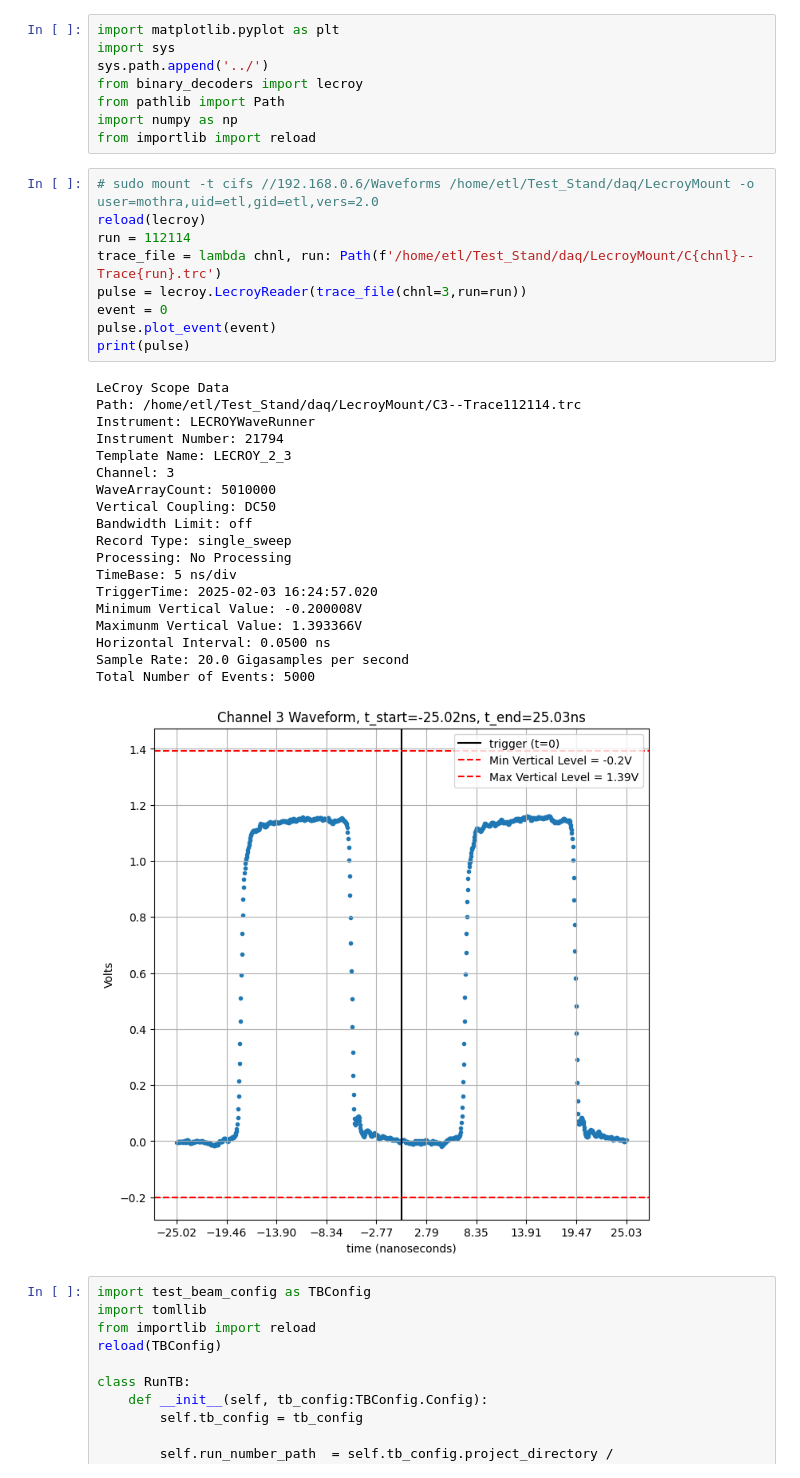
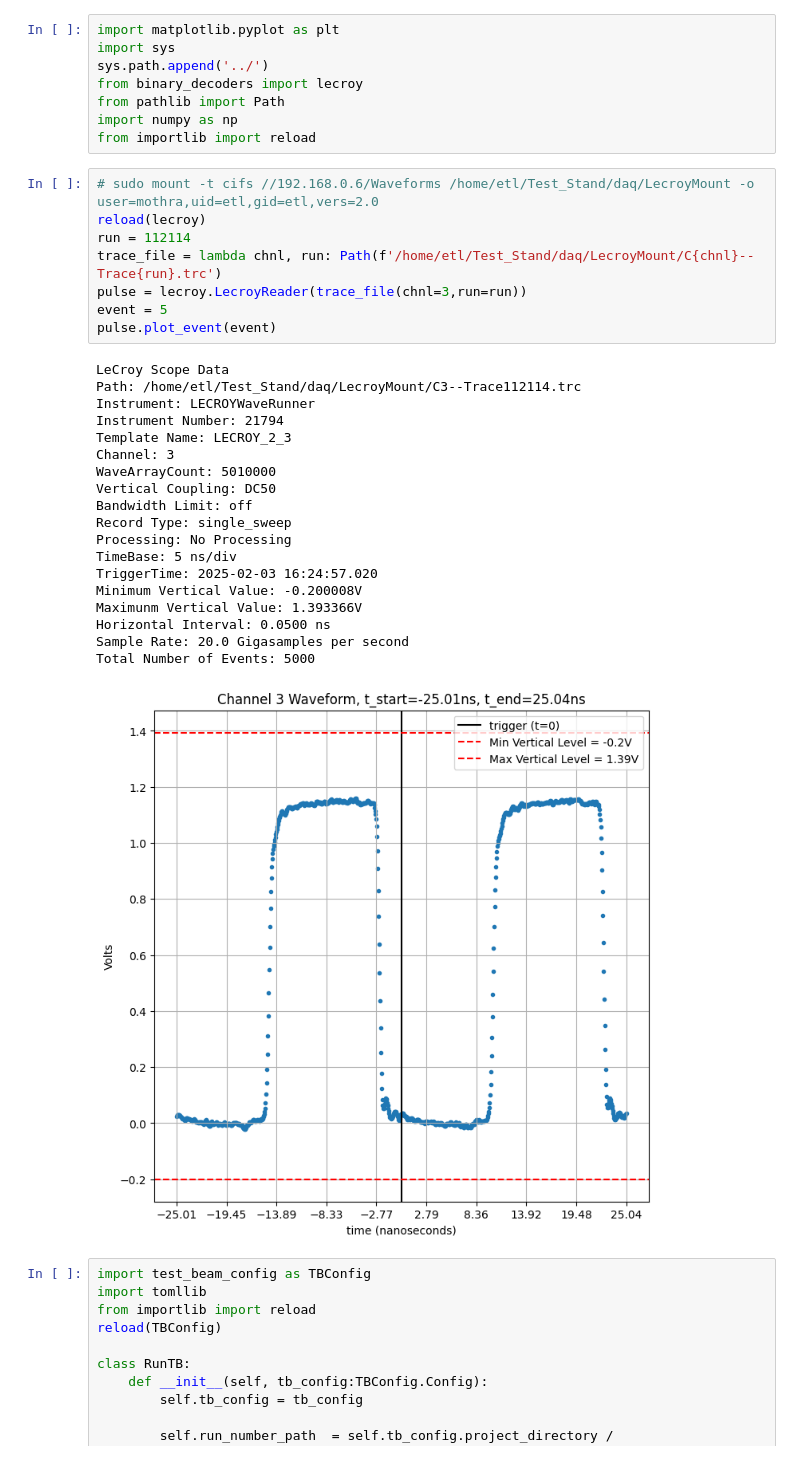
Before and after one commit to leonardolanteri/ETL_TestingDAQ, a Jupyter notebook: notebooks/osc_trc_qa_prototyping.ipynb, the cells around one changed output. Saved outputs shown, nothing was run; the diff lists cells and outputs as text.

```diff
--- a/notebooks/osc_trc_qa_prototyping.ipynb
+++ b/notebooks/osc_trc_qa_prototyping.ipynb
@@ -9,32 +9,31 @@ from importlib import reload
 # %%
 # sudo mount -t cifs //192.168.0.6/Waveforms /home/etl/Test_Stand/daq/LecroyMount -o user=mothra,uid=etl,gid=etl,vers=2.0
 reload(lecroy)
 run = 112114
 trace_file = lambda chnl, run: Path(f'/home/etl/Test_Stand/daq/LecroyMount/C{chnl}--Trace{run}.trc')
 pulse = lecroy.LecroyReader(trace_file(chnl=3,run=run))
-event = 0
+event = 5
 pulse.plot_event(event)
-print(pulse)
 # %% [output]
 LeCroy Scope Data
 Path: /home/etl/Test_Stand/daq/LecroyMount/C3--Trace112114.trc
 Instrument: LECROYWaveRunner
 Instrument Number: 21794
 Template Name: LECROY_2_3
 Channel: 3
 WaveArrayCount: 5010000
 Vertical Coupling: DC50
 Bandwidth Limit: off
 Record Type: single_sweep
 Processing: No Processing
 TimeBase: 5 ns/div
 TriggerTime: 2025-02-03 16:24:57.020
 Minimum Vertical Value: -0.200008V
 Maximunm Vertical Value: 1.393366V
 Horizontal Interval: 0.0500 ns
 Sample Rate: 20.0 Gigasamples per second
 Total Number of Events: 5000
-[figure, old version]
+[figure, new version]
 # %%
 import test_beam_config as TBConfig
 import tomllib
```
Also changed, not shown: 6 other files.
